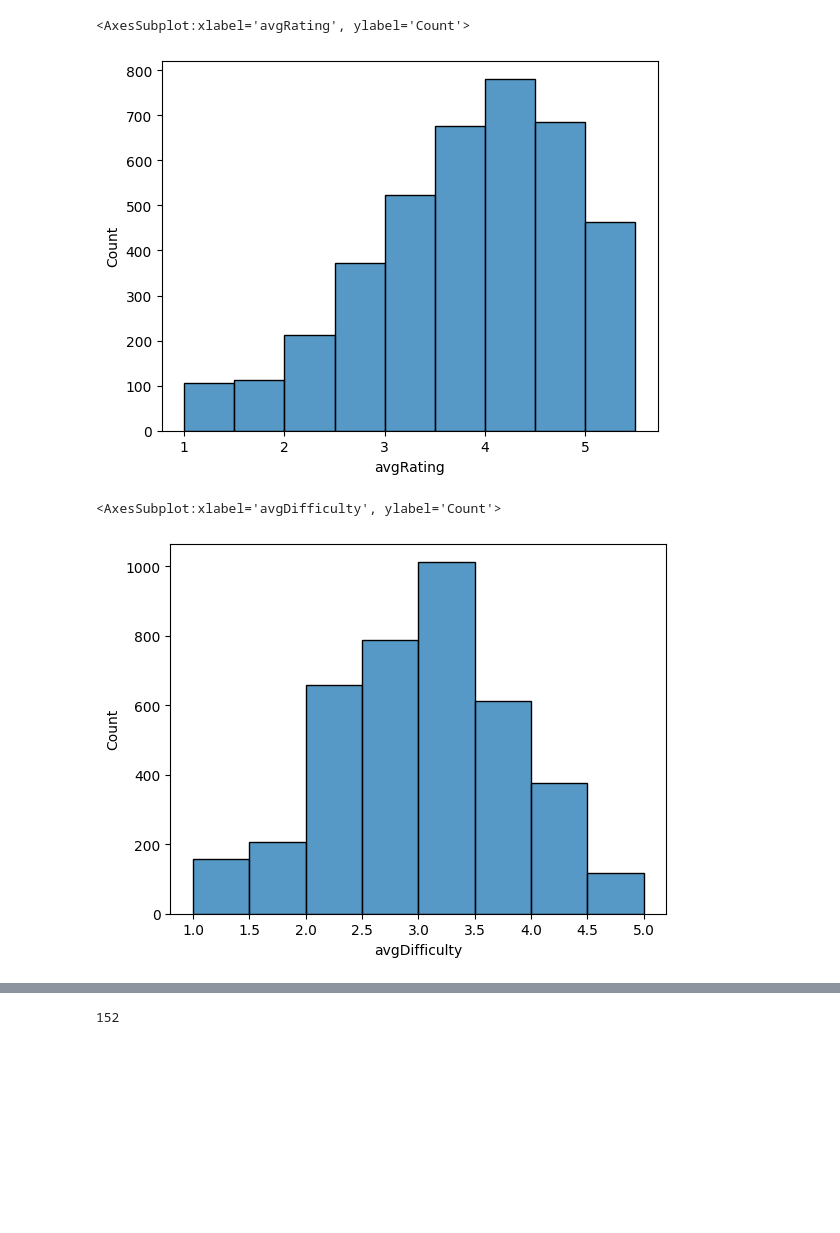
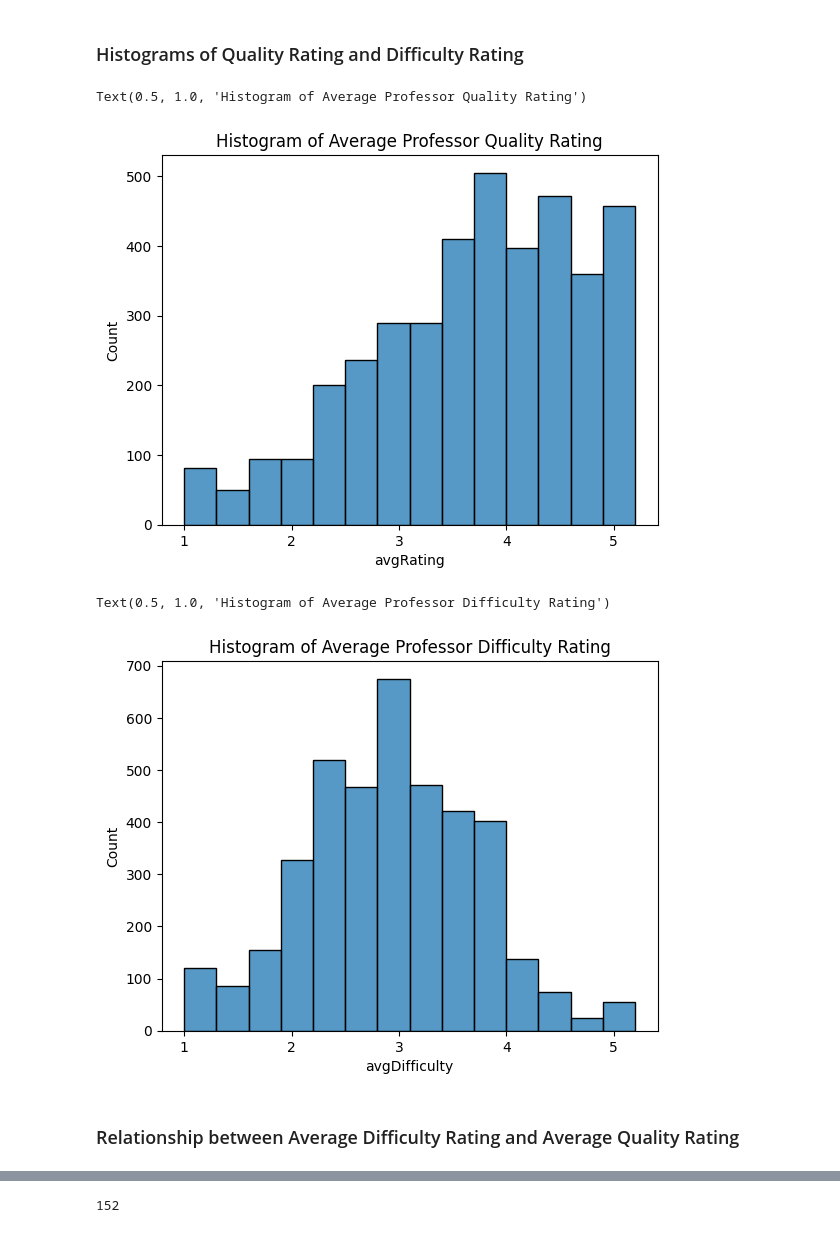
Before and after one commit to Riley-Adams/sta141b_project, a Jupyter notebook: profsEDA.ipynb, the cells around one changed output, grey strips where cells are left out. Saved outputs shown, nothing was run; the diff lists cells and outputs as text; code cells hidden in the pictures; blank space fills up the shorter version.

```diff
--- a/profsEDA.ipynb
+++ b/profsEDA.ipynb
@@ -51,14 +70,20 @@ Name: 2606, dtype: object
+# %% [markdown]
+### Histograms of Quality Rating and Difficulty Rating
 # %%
 # histogram of average rating
-sns.histplot(profs['avgRating'], binwidth=0.5)
+sns.histplot(profs['avgRating'], binwidth=0.3)
+plt.title("Histogram of Average Professor Quality Rating")
 # %% [output]
-<AxesSubplot:xlabel='avgRating', ylabel='Count'>
+Text(0.5, 1.0, 'Histogram of Average Professor Quality Rating')
-[figure, old version]
+[figure, new version]
 # %%
 # histogram of average difficulty rating
-sns.histplot(profs['avgDifficulty'], binwidth=0.5)
+sns.histplot(profs['avgDifficulty'], binwidth=0.3)
+plt.title("Histogram of Average Professor Difficulty Rating")
 # %% [output]
-<AxesSubplot:xlabel='avgDifficulty', ylabel='Count'>
+Text(0.5, 1.0, 'Histogram of Average Professor Difficulty Rating')
-[figure, old version]
+[figure, new version]
+# %% [markdown]
+### Relationship between Average Difficulty Rating and Average Quality Rating
 # %%
 # scatterplot rating vs difficulty
```
Also changed, not shown: parts of 42 cells of this notebook.
